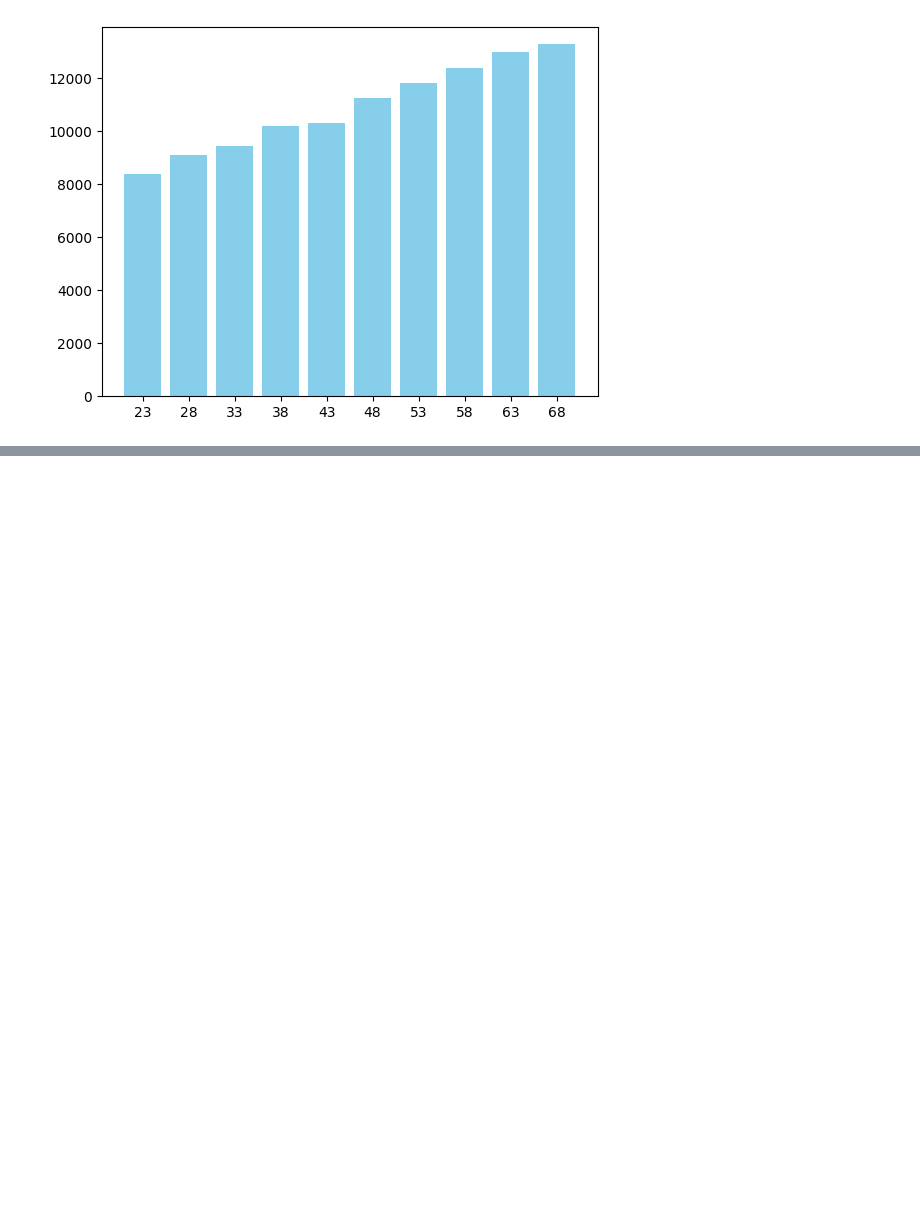
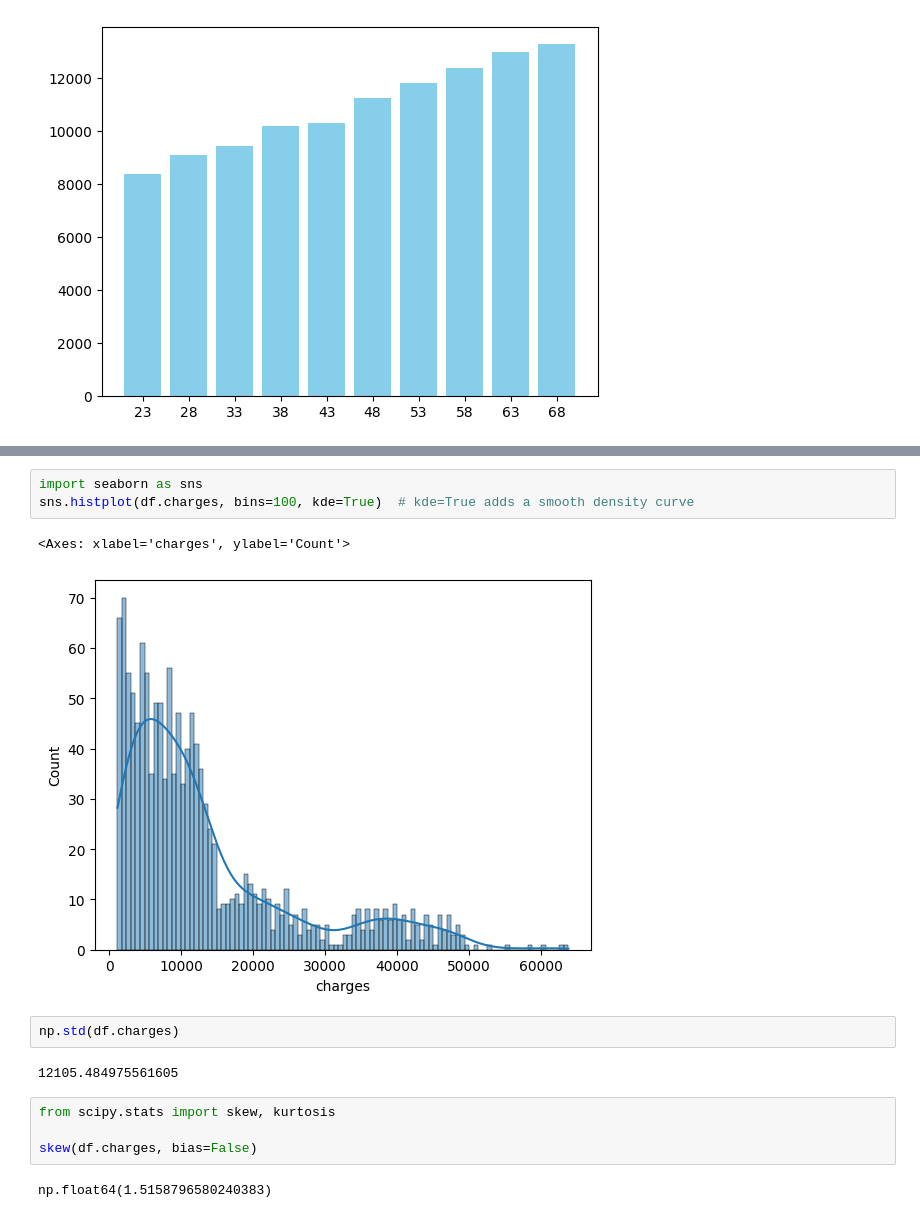
Before and after one commit to lewinskie254/eda, a Jupyter notebook: EDA_For_Dummies.ipynb, the cells around one changed output, grey strips where cells are left out. Cells and saved outputs as stored; diff of their text form; blank space fills up the shorter version.

```diff
--- a/EDA_For_Dummies.ipynb
+++ b/EDA_For_Dummies.ipynb
@@ -249,0 +275,16 @@ plt.bar([str(list_of_ages[i]) for i in range(1, len(list_of_ages))], mean_per_ag
+# %%
+import seaborn as sns
+sns.histplot(df.charges, bins=100, kde=True)  # kde=True adds a smooth density curve
+# %% [output]
+<Axes: xlabel='charges', ylabel='Count'>
+[figure, added]
+# %%
+np.std(df.charges)
+# %% [output]
+12105.484975561605
+# %%
+from scipy.stats import skew, kurtosis
+
+skew(df.charges, bias=False)
+# %% [output]
+np.float64(1.5158796580240383)
```
Also changed, not shown: parts of 21 cells of this notebook.
